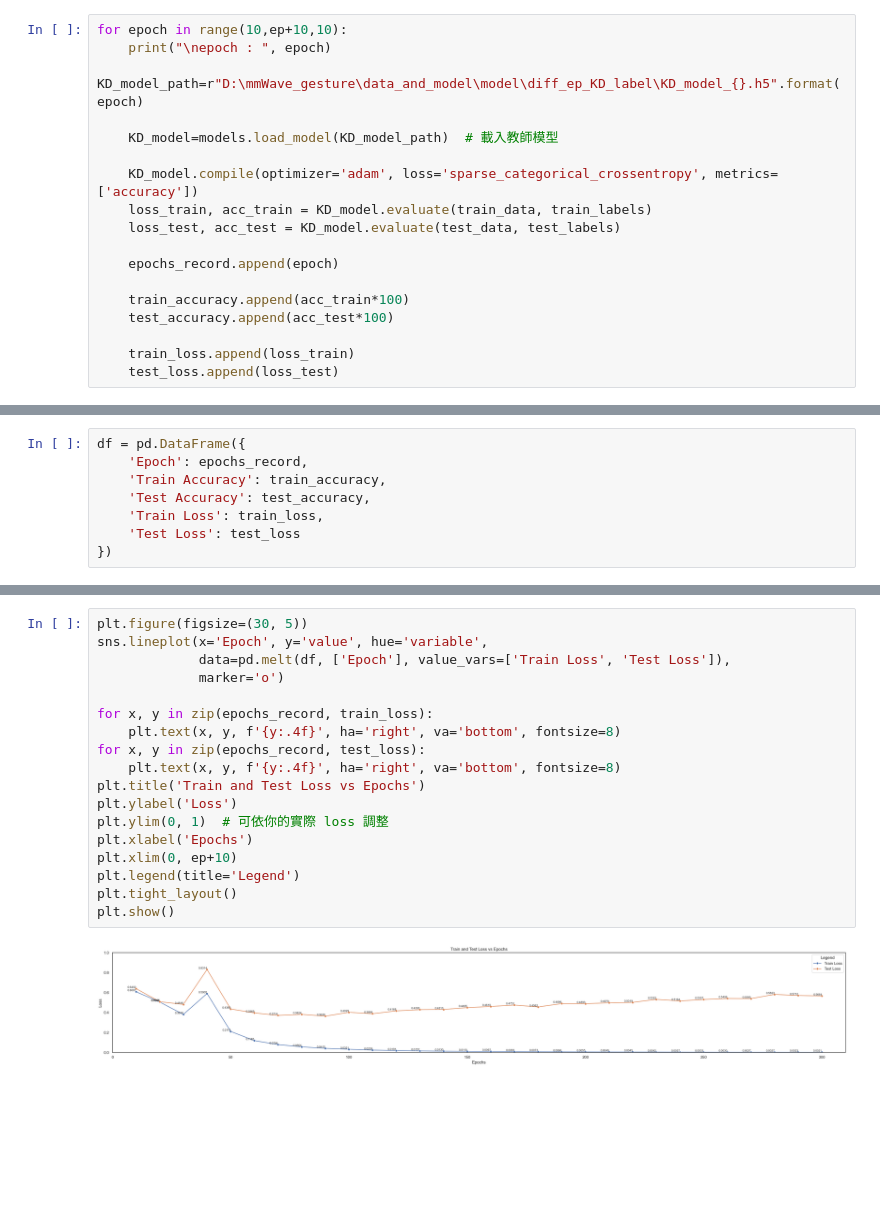
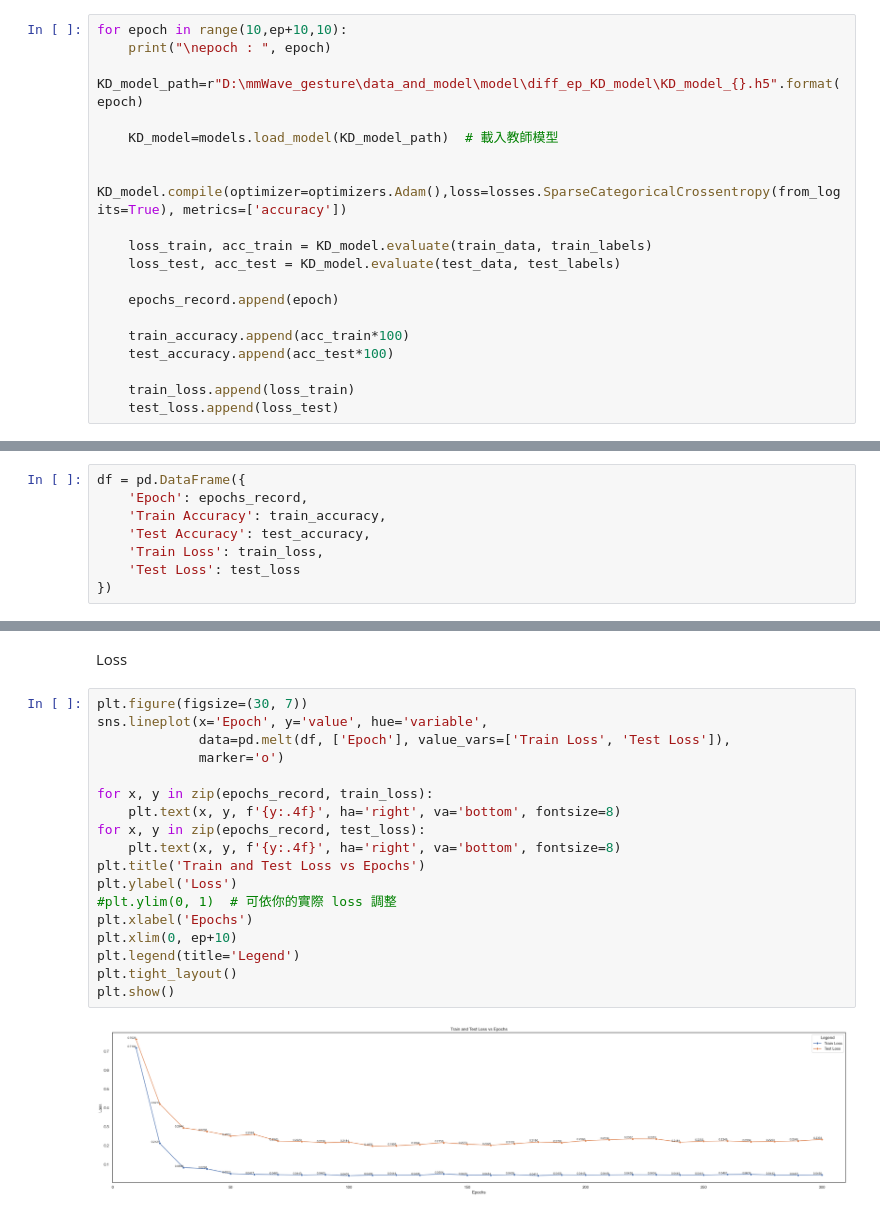
Before and after one commit to youron1115/gesture_recognition_by_mmWave_and_AI, a Jupyter notebook: knowledge_distillation/diff_ep_loop_logit_distillation.ipynb, the cells around one changed output, grey strips where cells are left out. Drawn from its saved outputs; the diff is of its cells as text; blank space fills up the shorter version.

```diff
--- a/knowledge_distillation/diff_ep_loop_logit_distillation.ipynb
+++ b/knowledge_distillation/diff_ep_loop_logit_distillation.ipynb
@@ -175,11 +177,12 @@ test_loss =list()
 # %%
 for epoch in range(10,ep+10,10):
     print("\nepoch : ", epoch)
-    KD_model_path=r"D:\mmWave_gesture\data_and_model\model\diff_ep_KD_label\KD_model_{}.h5".format(epoch)
+    KD_model_path=r"D:\mmWave_gesture\data_and_model\model\diff_ep_KD_model\KD_model_{}.h5".format(epoch)
 
     KD_model=models.load_model(KD_model_path)  # 載入教師模型
 
-    KD_model.compile(optimizer='adam', loss='sparse_categorical_crossentropy', metrics=['accuracy'])
+    KD_model.compile(optimizer=optimizers.Adam(),loss=losses.SparseCategoricalCrossentropy(from_logits=True), metrics=['accuracy'])
+
     loss_train, acc_train = KD_model.evaluate(train_data, train_labels)
     loss_test, acc_test = KD_model.evaluate(test_data, test_labels)
 
@@ -244,20 +249,22 @@ plt.show()
+# %% [markdown]
+Loss
 # %%
-plt.figure(figsize=(30, 5))
+plt.figure(figsize=(30, 7))
 sns.lineplot(x='Epoch', y='value', hue='variable',
              data=pd.melt(df, ['Epoch'], value_vars=['Train Loss', 'Test Loss']),
              marker='o')
 
 for x, y in zip(epochs_record, train_loss):
     plt.text(x, y, f'{y:.4f}', ha='right', va='bottom', fontsize=8)
 for x, y in zip(epochs_record, test_loss):
     plt.text(x, y, f'{y:.4f}', ha='right', va='bottom', fontsize=8)
 plt.title('Train and Test Loss vs Epochs')
 plt.ylabel('Loss')
-plt.ylim(0, 1)  # 可依你的實際 loss 調整
+#plt.ylim(0, 1)  # 可依你的實際 loss 調整
 plt.xlabel('Epochs')
 plt.xlim(0, ep+10)
 plt.legend(title='Legend')
 plt.tight_layout()
 plt.show()
 # %% [output]
-[figure, old version]
+[figure, new version]
```
Also changed, not shown: parts of 8 cells of this notebook, 7 other files.
